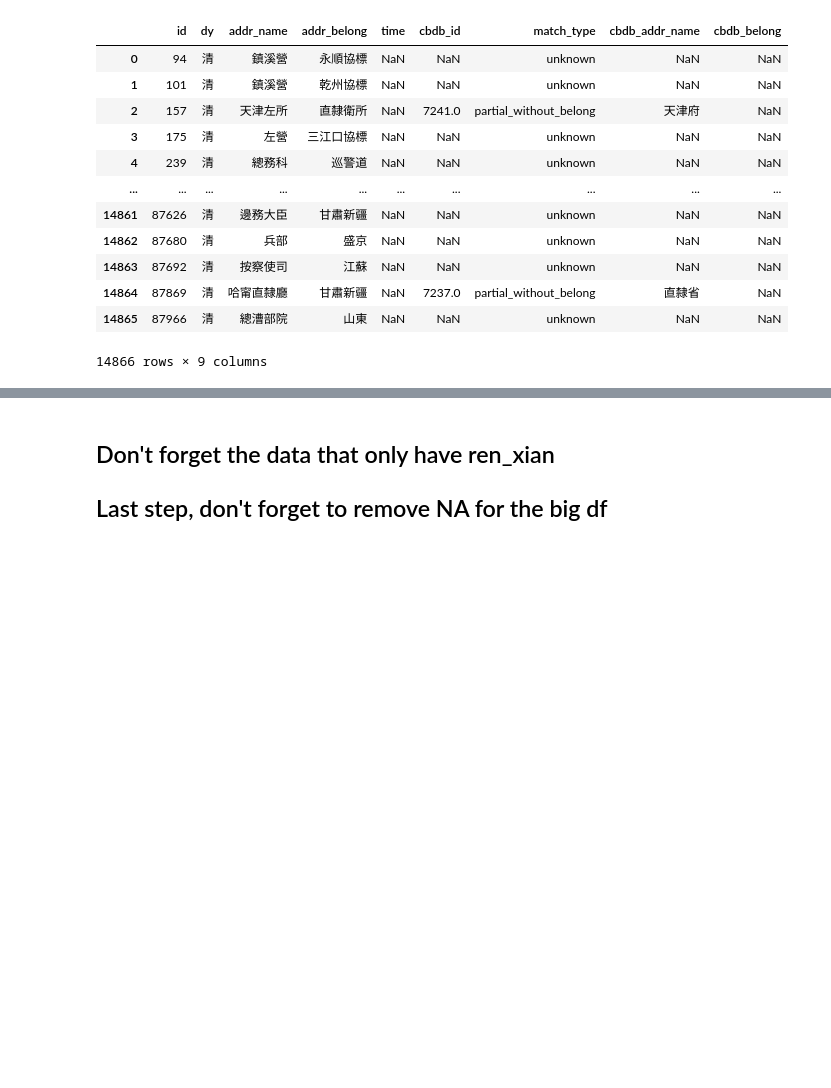
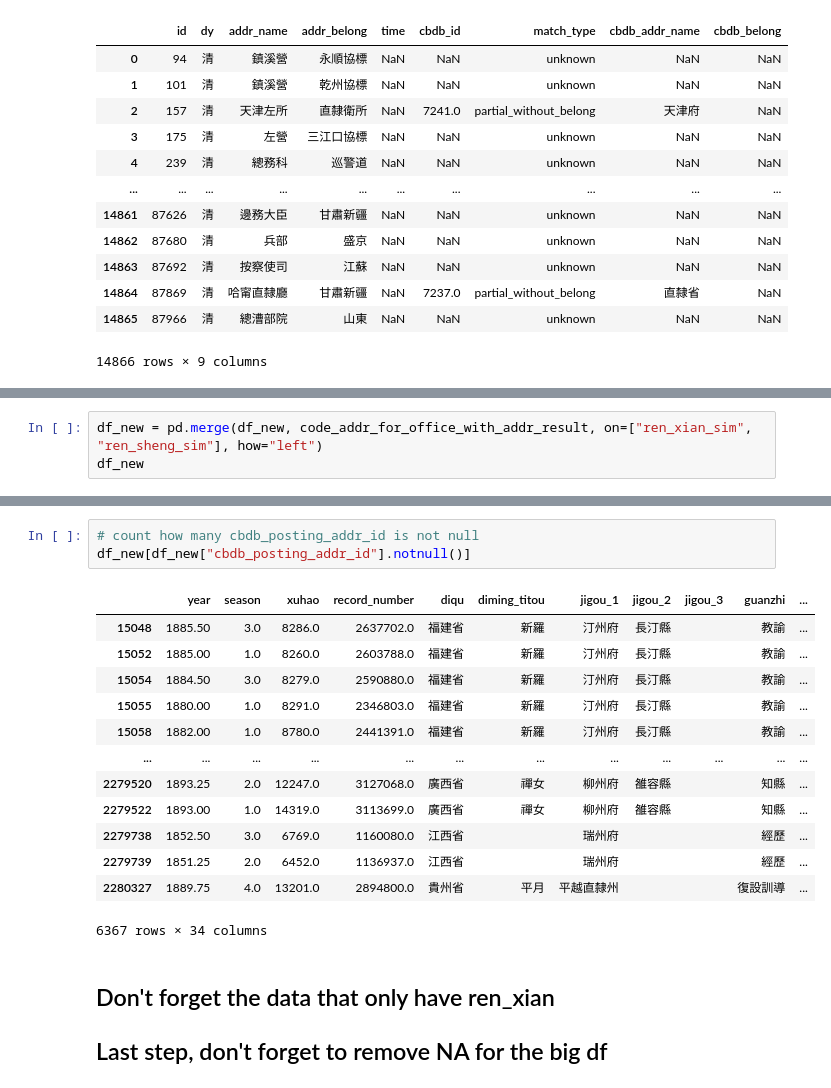
Before and after one commit to cbdb-project/Jinshenlu-20240725-Han-persons-not-in-CBDB_Hongsu, a Jupyter notebook: 6 Extract the cooked data/assign-labels-to-data.ipynb, the cells around one changed output, grey strips where cells are left out. Drawn from its saved outputs; the diff is of its cells as text; blank space fills up the shorter version.

```diff
--- a/6 Extract the cooked data/assign-labels-to-data.ipynb
+++ b/6 Extract the cooked data/assign-labels-to-data.ipynb
@@ -390,0 +406,3 @@ code_addr_for_office_with_addr_result
+# %%
+df_new = pd.merge(df_new, code_addr_for_office_with_addr_result, on=["ren_xian_sim", "ren_sheng_sim"], how="left")
+df_new
@@ -391,3 +423,20 @@ code_addr_for_office_with_addr_result
+# %%
+# count how many cbdb_posting_addr_id is not null
+df_new[df_new["cbdb_posting_addr_id"].notnull()]
+# %% [output]
+|  | year | season | xuhao | record_number | diqu | diming_titou | jigou_1 | jigou_2 | jigou_3 | guanzhi | ... |
+| 15048 | 1885.50 | 3.0 | 8286.0 | 2637702.0 | 福建省 | 新羅 | 汀州府 | 長汀縣 |  | 教諭 | ... |
+| 15052 | 1885.00 | 1.0 | 8260.0 | 2603788.0 | 福建省 | 新羅 | 汀州府 | 長汀縣 |  | 教諭 | ... |
+| 15054 | 1884.50 | 3.0 | 8279.0 | 2590880.0 | 福建省 | 新羅 | 汀州府 | 長汀縣 |  | 教諭 | ... |
+| 15055 | 1880.00 | 1.0 | 8291.0 | 2346803.0 | 福建省 | 新羅 | 汀州府 | 長汀縣 |  | 教諭 | ... |
+| 15058 | 1882.00 | 1.0 | 8780.0 | 2441391.0 | 福建省 | 新羅 | 汀州府 | 長汀縣 |  | 教諭 | ... |
+| ... | ... | ... | ... | ... | ... | ... | ... | ... | ... | ... | ... |
+| 2279520 | 1893.25 | 2.0 | 12247.0 | 3127068.0 | 廣西省 | 禪女 | 柳州府 | 雒容縣 |  | 知縣 | ... |
+| 2279522 | 1893.00 | 1.0 | 14319.0 | 3113699.0 | 廣西省 | 禪女 | 柳州府 | 雒容縣 |  | 知縣 | ... |
+| 2279738 | 1852.50 | 3.0 | 6769.0 | 1160080.0 | 江西省 |  | 瑞州府 |  |  | 經歷 | ... |
+| 2279739 | 1851.25 | 2.0 | 6452.0 | 1136937.0 | 江西省 |  | 瑞州府 |  |  | 經歷 | ... |
+| 2280327 | 1889.75 | 4.0 | 13201.0 | 2894800.0 | 貴州省 | 平月 | 平越直隸州 |  |  | 復設訓導 | ... |
+6367 rows × 34 columns
 # %% [markdown]
 
 ## Don't forget the data that only have ren_xian
```
Also changed, not shown: parts of 5 cells of this notebook.
